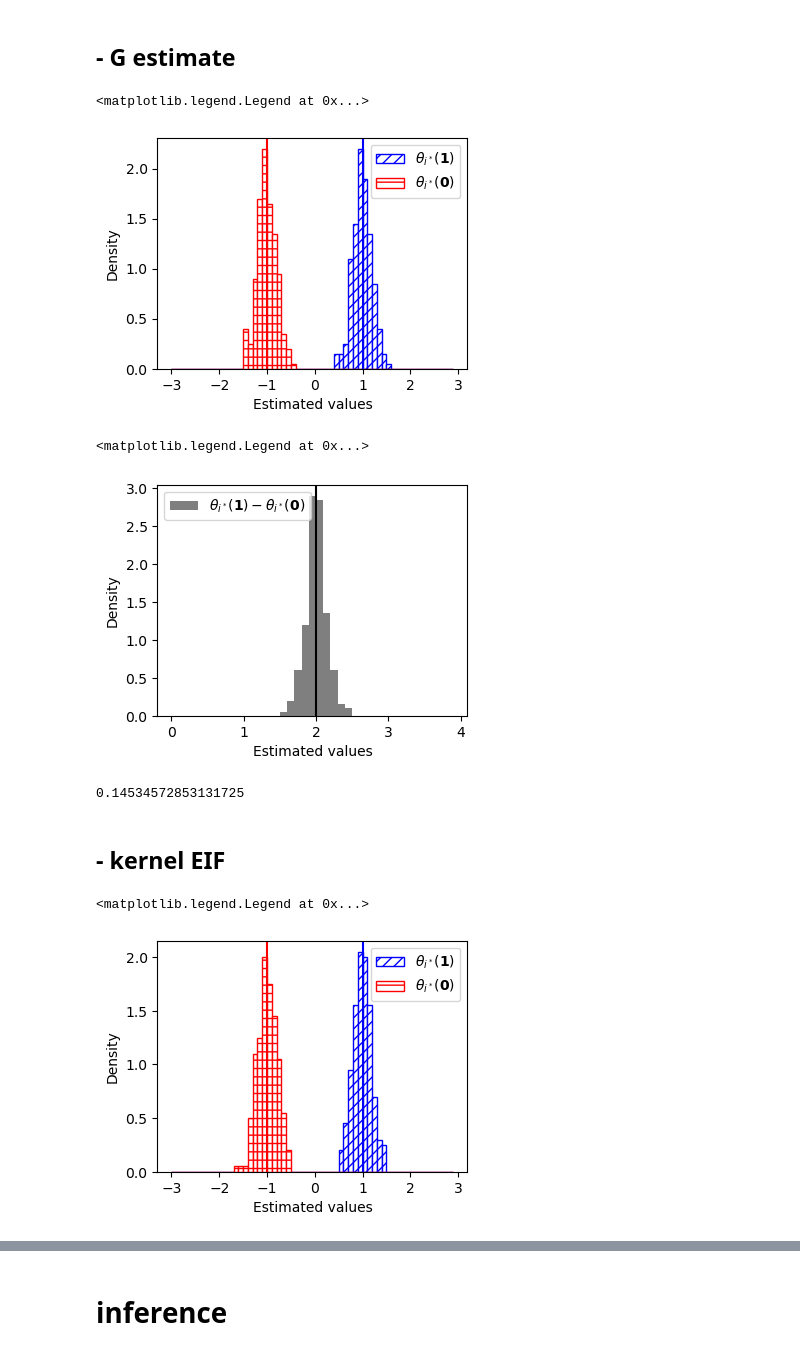
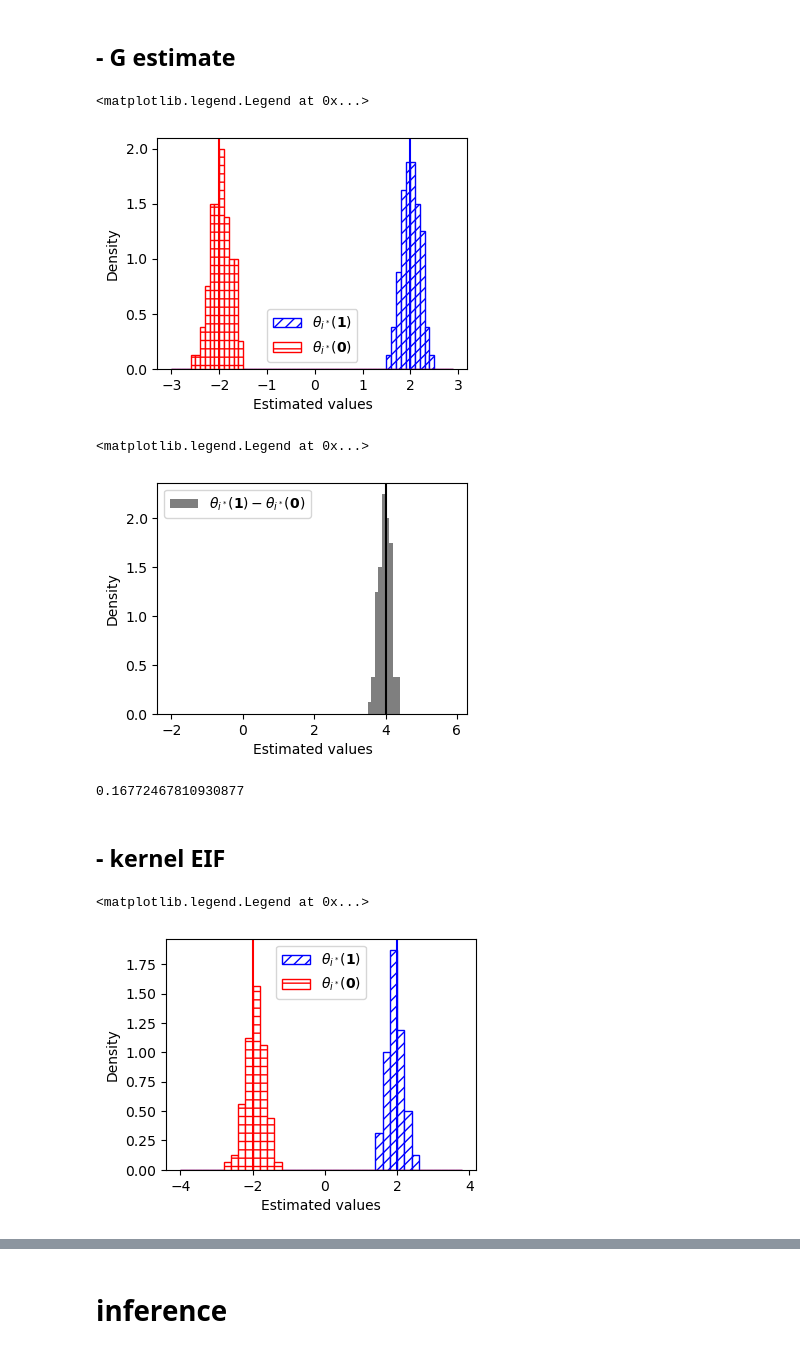
Before and after one commit to HeejongBong/KECENI, a Jupyter notebook: example/Section_5_1/03_rep_keceni.ipynb, the cells around one changed output, grey strips where cells are left out. Saved outputs shown, nothing was run; the diff lists cells and outputs as text; code cells hidden in the pictures.

```diff
--- a/example/Section_5_1/03_rep_keceni.ipynb
+++ b/example/Section_5_1/03_rep_keceni.ipynb
@@ -14,7 +14,7 @@ import KECENI
 # load data
 # %%
 data_dir = 'data'
-save_dir = 'result'
+save_dir = 'result_true'
 # %%
 data_network = pd.read_feather('%s/network.feather'%(data_dir))
 data_latent = pd.read_feather('%s/latent.feather'%data_dir)
@@ -63,7 +63,7 @@ T1s[G.N1(i0)], T2s[G.N1(i0)]
 # %% [markdown]
 # groundtruth
 # %%
-YTR_1, YTR_0 = (1, -1)
+YTR_1, YTR_0 = (2, -2)
 YTR_d = YTR_1 - YTR_0
 # %%
 YTR_0, YTR_1, YTR_d
@@ -72,12 +72,12 @@ YTR_0, YTR_1, YTR_d
 # %% [markdown]
 # estimation
 # %%
-n_sim = 200
+n_sim = 80
 # %% [markdown]
 ## - load simulation
 # %%
 lamdas = np.linspace(0, 20, 21)[1:]
-hops = np.array([5,6,7,8])
+hops = np.array([1, 2, 3, 4])
 # %%
 ids_cv = np.zeros(n_sim, dtype=int)
 # %%
@@ -110,36 +110,36 @@ plt.axvline(YTR_0, color='red')
 plt.xlabel('Estimated values'); plt.ylabel('Density'); plt.legend()
 # %% [output]
 <matplotlib.legend.Legend at 0x...>
-[figure, old version]
+[figure, new version]
 # %%
 fig = plt.figure(figsize=(4,3))
-plt.hist(YGs_d, color='black', alpha=0.5, density=True, bins=np.arange(0,4,0.1),
+plt.hist(YGs_d, color='black', alpha=0.5, density=True, bins=np.arange(-2,6,0.1),
          label=r'$\theta_{i^*}(\mathbf{1}) - \theta_{i^*}(\mathbf{0})$')
 plt.axvline(YTR_d, color='black')
 plt.xlabel('Estimated values'); plt.ylabel('Density'); plt.legend()
 # %% [output]
 <matplotlib.legend.Legend at 0x...>
-[figure, old version]
+[figure, new version]
 # %%
 np.sqrt(np.mean((YGs_d - YTR_d)**2, 0))
 # %% [output]
-0.14534572853131725
+0.16772467810930877
 # %% [markdown]
 ## - kernel EIF
 # %%
 fig = plt.figure(figsize=(4,3))
-plt.hist(YDRs_1, density=True, bins=np.arange(-3,3,0.1),
+plt.hist(YDRs_1, density=True, bins=np.arange(-4,4,0.2),
          facecolor='white', edgecolor='blue', hatch="///",
          label=r'$\theta_{i^*}(\mathbf{1})$')
 plt.axvline(YTR_1, color='blue')
-plt.hist(YDRs_0, density=True, bins=np.arange(-3,3,0.1),
+plt.hist(YDRs_0, density=True, bins=np.arange(-4,4,0.2),
          facecolor='white', edgecolor='red', hatch="--",
          label=r'$\theta_{i^*}(\mathbf{0})$')
 plt.axvline(YTR_0, color='red')
 plt.xlabel('Estimated values'); plt.ylabel('Density'); plt.legend()
 # %% [output]
 <matplotlib.legend.Legend at 0x...>
-[figure, old version]
+[figure, new version]
 # %%
 fig = plt.figure(figsize=(4,3))
 plt.hist(YDRs_d, color='black', alpha=0.5,
```
Also changed, not shown: parts of 15 cells of this notebook, 2 other files.
